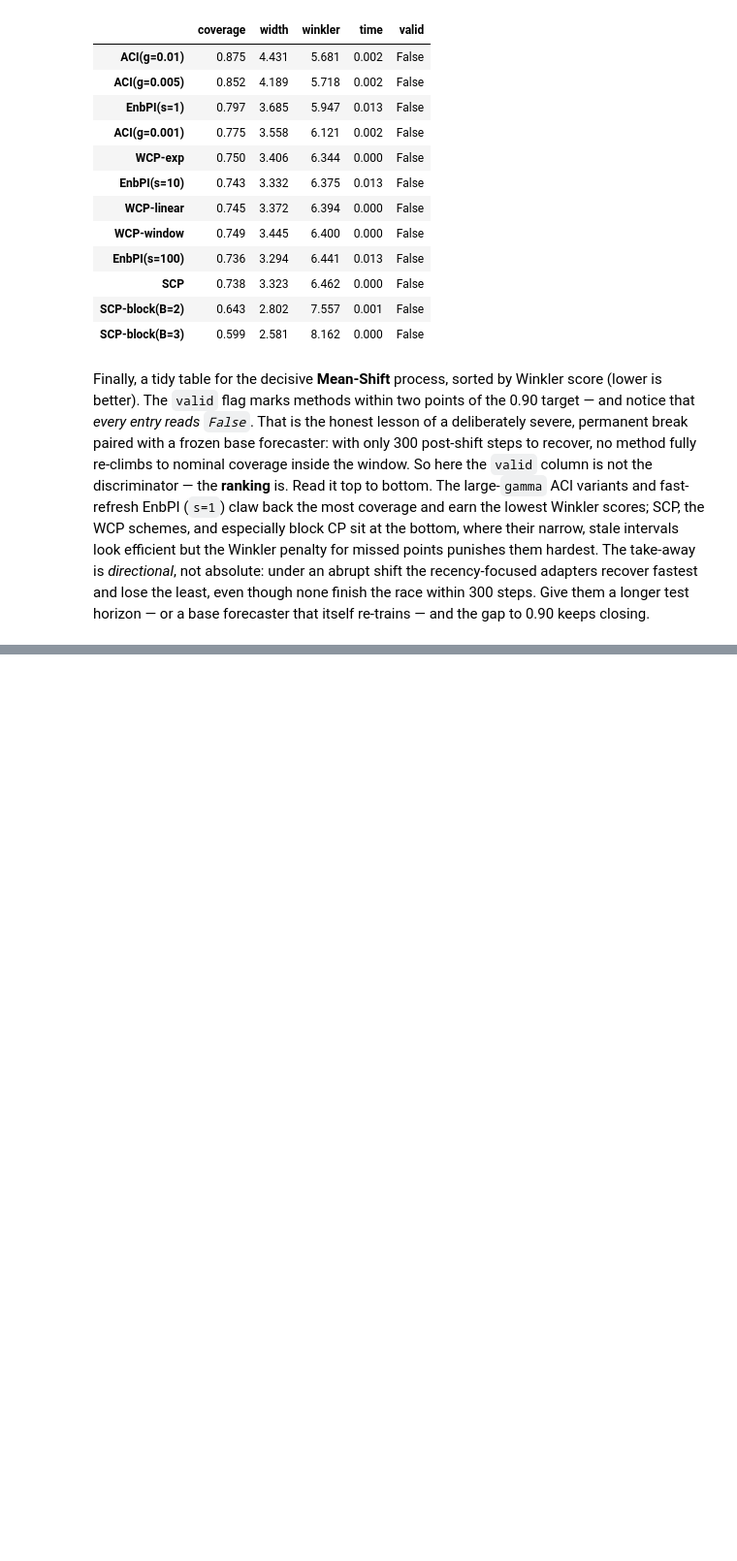
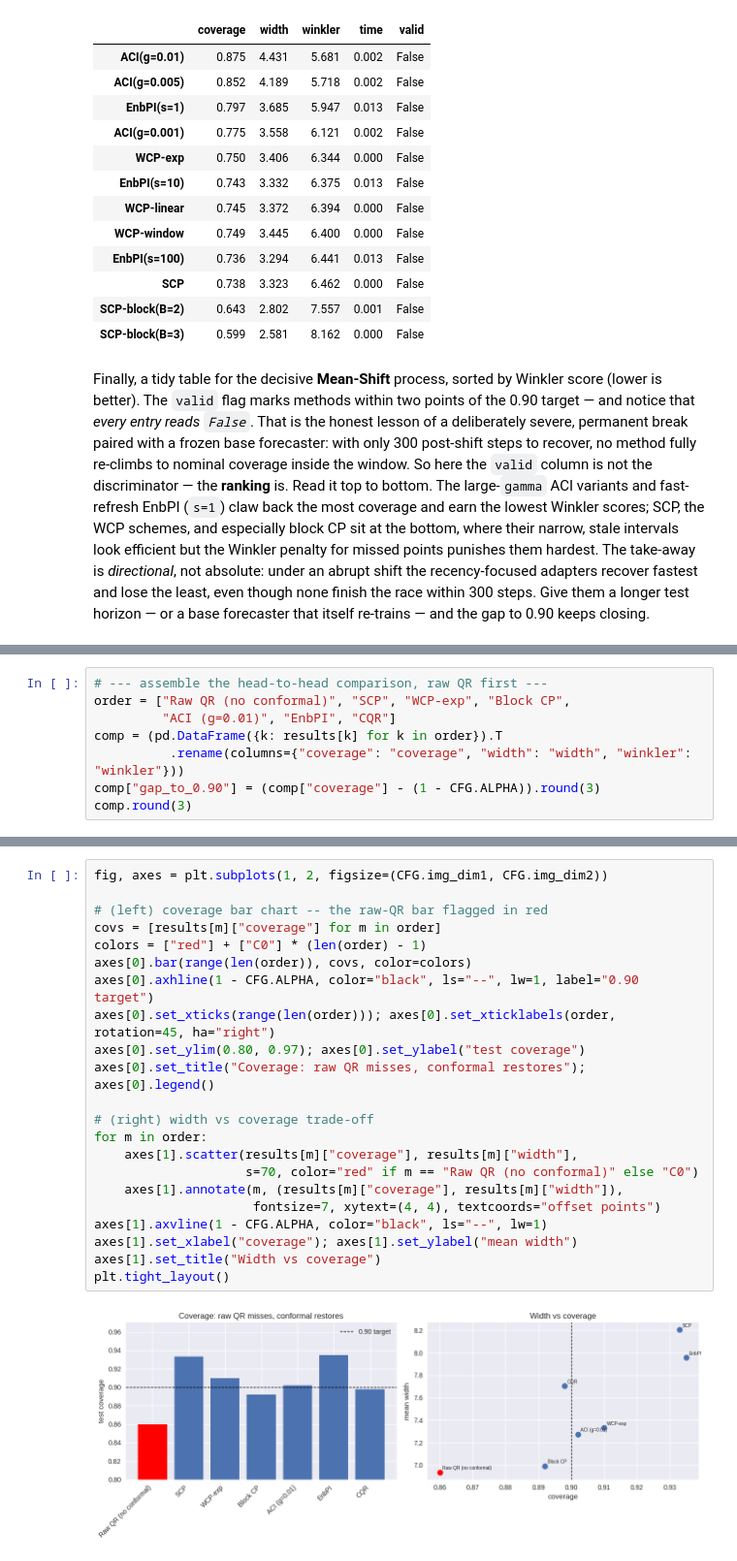
Before and after one commit to tng-konrad/time-series-with-Konrad, a Jupyter notebook: conformal_time_series.ipynb, the cells around one changed output, grey strips where cells are left out. Shown at 97% size. Drawn from its saved outputs; the diff is of its cells as text; blank space fills up the shorter version.

```diff
--- a/claude-notebook-conformal_time_series.ipynb
+++ b/conformal_time_series.ipynb
@@ -603,0 +788,8 @@ Finally, a tidy table for the decisive **Mean-Shift** process, sorted by Winkler
+# %%
+# --- assemble the head-to-head comparison, raw QR first ---
+order = ["Raw QR (no conformal)", "SCP", "WCP-exp", "Block CP",
+         "ACI (g=0.01)", "EnbPI", "CQR"]
+comp = (pd.DataFrame({k: results[k] for k in order}).T
+          .rename(columns={"coverage": "coverage", "width": "width", "winkler": "winkler"}))
+comp["gap_to_0.90"] = (comp["coverage"] - (1 - CFG.ALPHA)).round(3)
+comp.round(3)
@@ -603,0 +807,24 @@ Finally, a tidy table for the decisive **Mean-Shift** process, sorted by Winkler
+# %%
+fig, axes = plt.subplots(1, 2, figsize=(CFG.img_dim1, CFG.img_dim2))
+
+# (left) coverage bar chart -- the raw-QR bar flagged in red
+covs = [results[m]["coverage"] for m in order]
+colors = ["red"] + ["C0"] * (len(order) - 1)
+axes[0].bar(range(len(order)), covs, color=colors)
+axes[0].axhline(1 - CFG.ALPHA, color="black", ls="--", lw=1, label="0.90 target")
+axes[0].set_xticks(range(len(order))); axes[0].set_xticklabels(order, rotation=45, ha="right")
+axes[0].set_ylim(0.80, 0.97); axes[0].set_ylabel("test coverage")
+axes[0].set_title("Coverage: raw QR misses, conformal restores"); axes[0].legend()
+
+# (right) width vs coverage trade-off
+for m in order:
+    axes[1].scatter(results[m]["coverage"], results[m]["width"],
+                    s=70, color="red" if m == "Raw QR (no conformal)" else "C0")
+    axes[1].annotate(m, (results[m]["coverage"], results[m]["width"]),
+                     fontsize=7, xytext=(4, 4), textcoords="offset points")
+axes[1].axvline(1 - CFG.ALPHA, color="black", ls="--", lw=1)
+axes[1].set_xlabel("coverage"); axes[1].set_ylabel("mean width")
+axes[1].set_title("Width vs coverage")
+plt.tight_layout()
+# %% [output]
+[figure, added]
```
Also changed, not shown: parts of 27 cells of this notebook, 2 other files.
